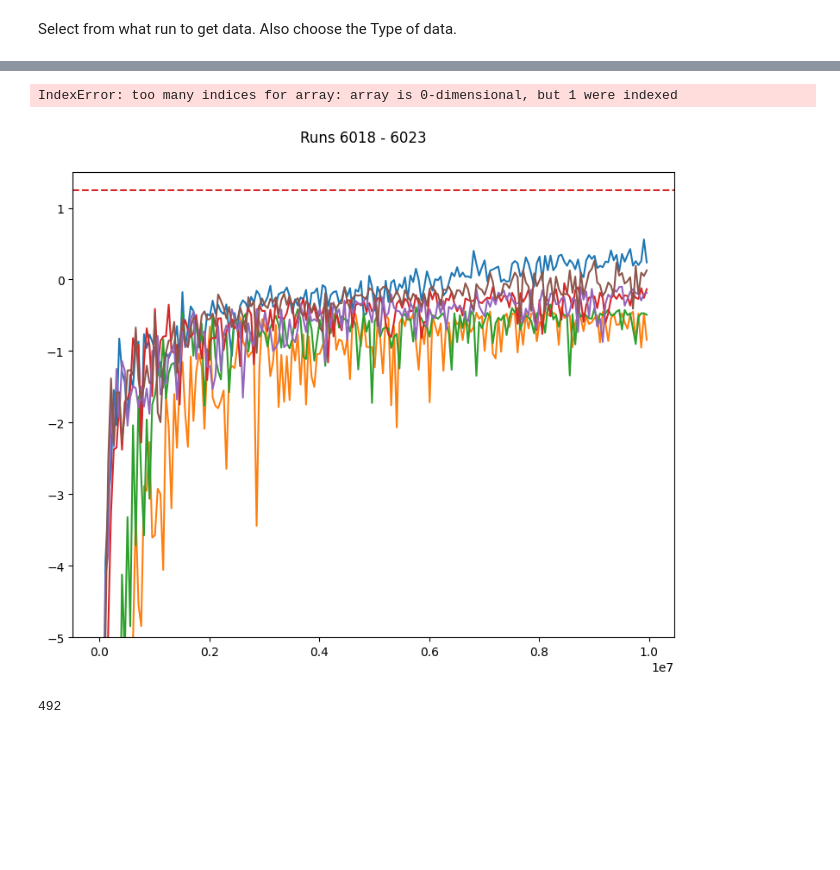
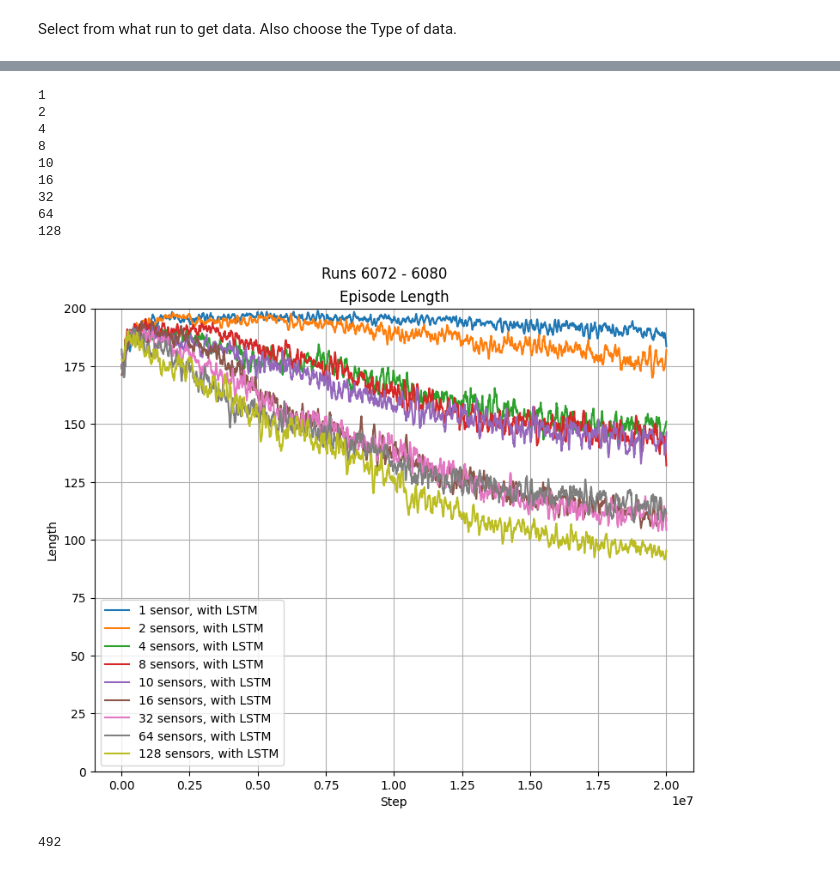
Before and after one commit to muehlefeldt/unity-machine-learning, a Jupyter notebook: python/notebooks/plot.ipynb, the cells around one changed output, grey strips where cells are left out. Saved outputs shown, nothing was run; the diff lists cells and outputs as text; code cells hidden in the pictures; blank space fills up the shorter version.

```diff
--- a/python/notebooks/plot.ipynb
+++ b/python/notebooks/plot.ipynb
@@ -40,11 +44,11 @@ tag_colors = {
 Select from what run to get data. Also choose the Type of data.
 # %%
 multiple_runs = True
-selected_runs: list[int] = [6018, 6019, 6020, 6021, 6022, 6023]
+selected_runs: list[int] = [6072, 6073, 6074, 6075, 6076, 6077, 6078, 6079, 6080]
 #selected_run = 1000
 plot_step = 5
 plot_all = True
-selected_tag = Tag.CUMULATIVE_REWARD
+selected_tag = Tag.EP_LENGTH
 # %%
 def get_tfevents_content_from_single_run(run_id: int) -> dict:
     results = {}
@@ -98,54 +124,76 @@ if len(selected_runs) > 1:
     gs = fig.add_gridspec(ncols=1, nrows=1, figure=fig)
 
     # First plot.
-    selected_tag = Tag.CUMULATIVE_REWARD
+    #selected_tag = Tag.EP_LENGTH
     axs_first = fig.add_subplot(gs[0, 0])
     fig.suptitle(f"Runs {selected_runs[0]} - {selected_runs[-1]}", y=0.95)
     #fig.tight_layout()
 
     for id in selected_runs:
         sensor_count = content[id]['stats']['sensorCount']
+        print(sensor_count)
         run_label = f"{sensor_count} sensor" if sensor_count == 1 else f"{sensor_count} sensors"
+        #run_label = f"{sensor_count} sensor" if sensor_count == 1 else f"{sensor_count} sensors"
+        run_label += f", no LSTM" if id == 6108 else ", with LSTM"
+        x = content[id]["x_values"][selected_tag]
+        y = savgol_filter( content[id]["y_values"][selected_tag], 15, 2)
+        #x = content[id]["x_values"][selected_tag]
         axs_first.plot(
-            content[id]["x_values"][selected_tag][::plot_step],
-            content[id]["y_values"][selected_tag][::plot_step],
+            x,
+            y,
             #color=tag_colors[selected_tag]
             label=run_label
             )
 
-    axs_first.axhline(1.25, label="Reward limit = 1.25", color="C3", linestyle="dashed")
-    axs_first.set_ylim(-5, 1.5)
+
+    if selected_tag is Tag.CUMULATIVE_REWARD:
+        axs_first.set_ylim(-2, 1.5)
+        axs_first.axhline(1.25, label="Reward limit = 1.25", color="C3", linestyle="dashed")
+        axs_first.set_ylabel("Reward")
+
+    elif selected_tag is Tag.EP_LENGTH:
+        axs_first.set_ylim(0, 200)
+        axs_first.set_ylabel("Length")
+
     axs_first.set_title(selected_tag.value.split("/")[-1])
     axs_first.set_xlabel("Step")
-    axs_first.set_ylabel("Reward")
+
     axs_first.legend()
     axs_first.grid()
 
-    handles, labels = axs_first.get_legend_handles_labels()
-    order = [1, 2, 3, 4, 5, 0, 6]
-    axs_first.legend(
-        [handles[i] for i in order],
-        [labels[i] for i in order])
+    #handles, labels = axs_first.get_legend_handles_labels()
+    #order = [1, 2, 3, 4, 5, 0, 6]
+    #axs_first.legend(
+    #    [handles[i] for i in order],
+    #    [labels[i] for i in order])
 
     # Second plot.
     #selected_tag = Tag.EP_LENGTH
     #axs_second = fig.add_subplot(gs[1, 0])
     #axs_second.plot(x_values[selected_tag], y_values[selected_tag], color=tag_colors[selected_tag])
     #axs_second.set_title(selected_tag.value.split("/")[-1])
     #axs_second.set_ylim(0, 200)
     #axs_second.set_xlabel("Step")
     #axs_second.set_ylabel("Actions")
     #axs_second.grid()
     #axs_second.legend()
 
     plt.subplots_adjust(hspace=0.4)
     plt.style.use("default")
 
     #plt.savefig(f"{selected_run}_all.pdf")
     fig.savefig(f"{selected_runs[0]}-{selected_runs[-1]}_{selected_tag}.pdf")
 # %% [output]
-IndexError: too many indices for array: array is 0-dimensional, but 1 were indexed
+1
+2
+4
+8
+10
+16
+32
+64
+128
-[figure, old version]
+[figure, new version]
 # %%
 for tag in y_values:
     assert len(x_values[tag]) == len(y_values[tag])
```
Also changed, not shown: parts of 3 cells of this notebook.
